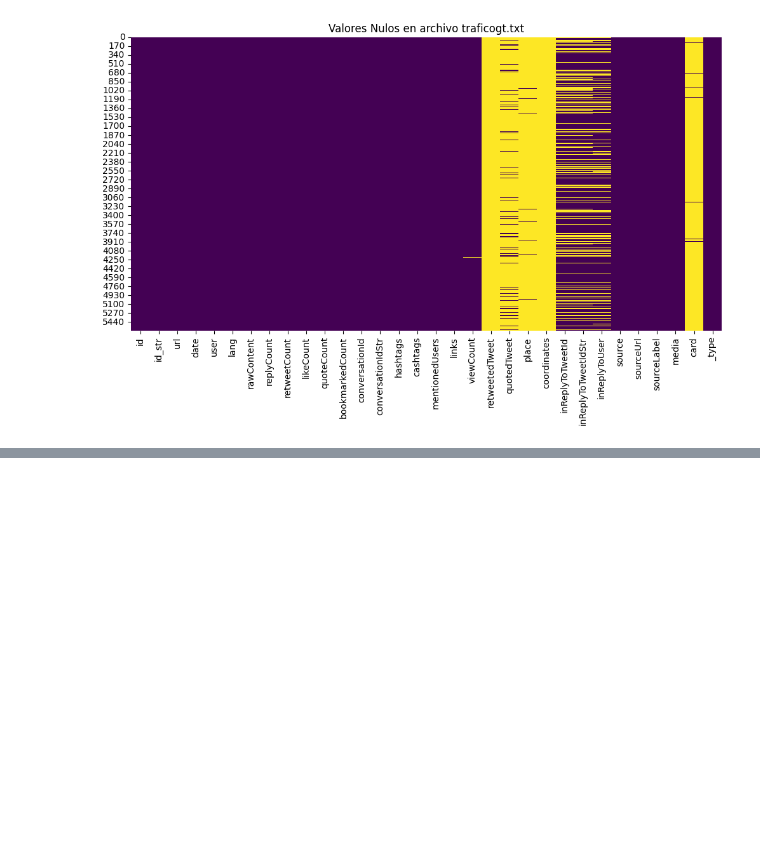
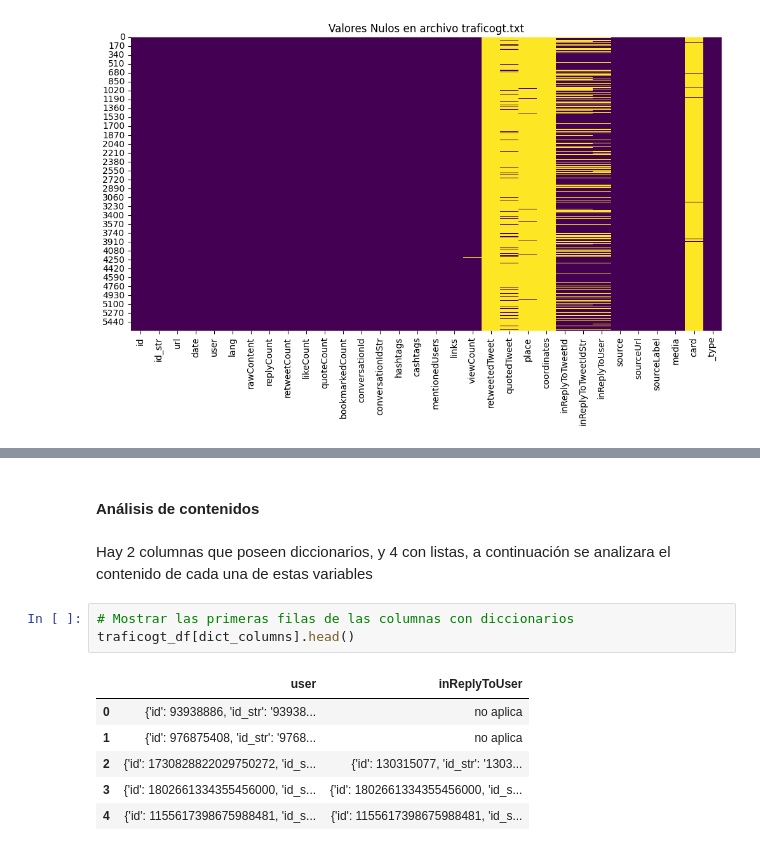
Before and after one commit to JPOrellana/Lab7-DataScience, a Jupyter notebook: Lab7.ipynb, the cells around one changed output, grey strips where cells are left out. Saved outputs shown, nothing was run; the diff lists cells and outputs as text; blank space fills up the shorter version.

```diff
--- a/Lab7.ipynb
+++ b/Lab7.ipynb
@@ -266,0 +276,14 @@ plot_null_values(tioberny_df, 'tioberny.txt')
+# %% [markdown]
+#### Análisis de contenidos
+# %% [markdown]
+Hay 2 columnas que poseen diccionarios, y 4 con listas, a continuación se analizara el contenido de cada una de estas variables
+# %%
+# Mostrar las primeras filas de las columnas con diccionarios
+traficogt_df[dict_columns].head()
+# %% [output]
+|  | user | inReplyToUser |
+| 0 | {'id': 93938886, 'id_str': '93938... | no aplica |
+| 1 | {'id': 976875408, 'id_str': '9768... | no aplica |
+| 2 | {'id': 1730828822029750272, 'id_s... | {'id': 130315077, 'id_str': '1303... |
+| 3 | {'id': 1802661334355456000, 'id_s... | {'id': 1802661334355456000, 'id_s... |
+| 4 | {'id': 1155617398675988481, 'id_s... | {'id': 1155617398675988481, 'id_s... |
```
Also changed, not shown: parts of 56 cells of this notebook.
